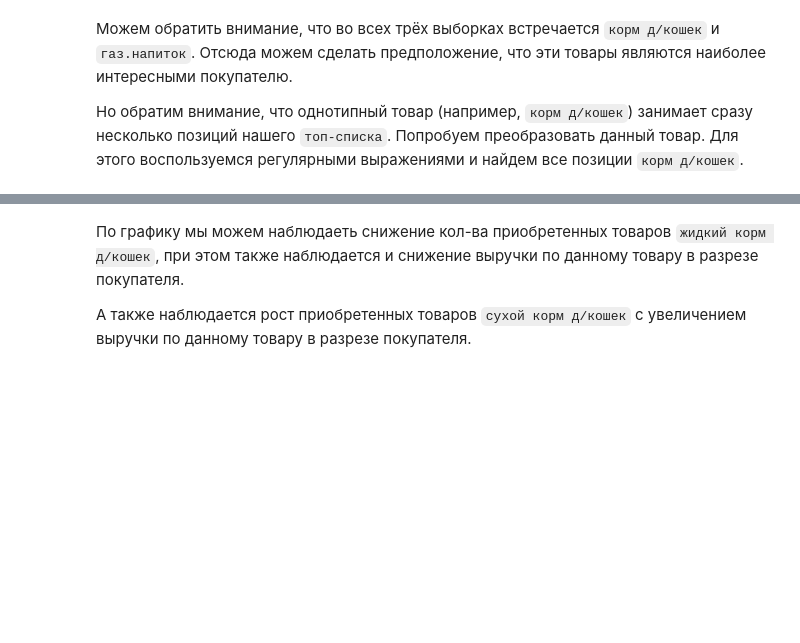
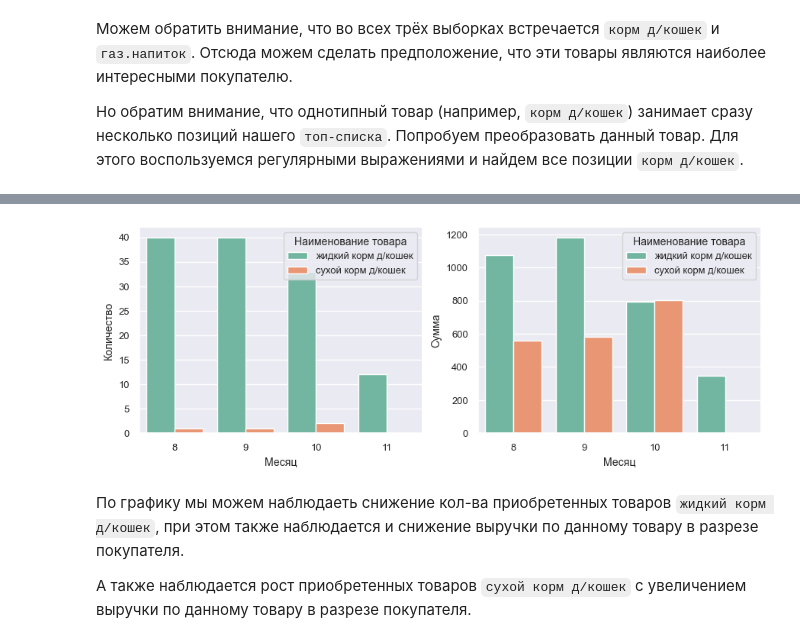
Before and after one commit to tabbols95/Purchase_analysis, a Jupyter notebook: purchase_analysis_data.ipynb, the cells around one changed output, grey strips where cells are left out. Saved outputs shown, nothing was run; the diff lists cells and outputs as text; code cells hidden in the pictures; blank space fills up the shorter version.

```diff
--- a/purchase_analysis_data.ipynb
+++ b/purchase_analysis_data.ipynb
@@ -248,3 +220,32 @@ plt.show()
+# %%
+fig, (ax1, ax2) = plt.subplots(ncols=2, nrows=1, figsize=(10.5, 3.5))
+
+sns.barplot(
+                data=data_prod_cat_group,
+                x='month',
+                y='quantity',
+                hue='Наименование товара',
+                palette="Set2",
+                ax=ax1
+            ) # кол-во товаров
+ax1.set_xlabel('Месяц')
+ax1.set_ylabel('Количество')
+
+sns.barplot(
+                data=data_prod_cat_group,
+                x='month',
+                y='purchaseAmount',
+                hue='Наименование товара',
+                palette="Set2",
+                ax=ax2
+            ) # сумма покупки
+ax2.set_xlabel('Месяц')
+ax2.set_ylabel('Сумма')
+
+sns.despine()
+plt.show()
+# %% [output]
+[figure, added]
 # %% [markdown]
 По графику мы можем наблюдаеть снижение кол-ва приобретенных товаров `жидкий корм д/кошек`, при этом также наблюдается и снижение выручки по данному товару в разрезе покупателя.
 
```
Also changed, not shown: parts of 46 cells of this notebook.
